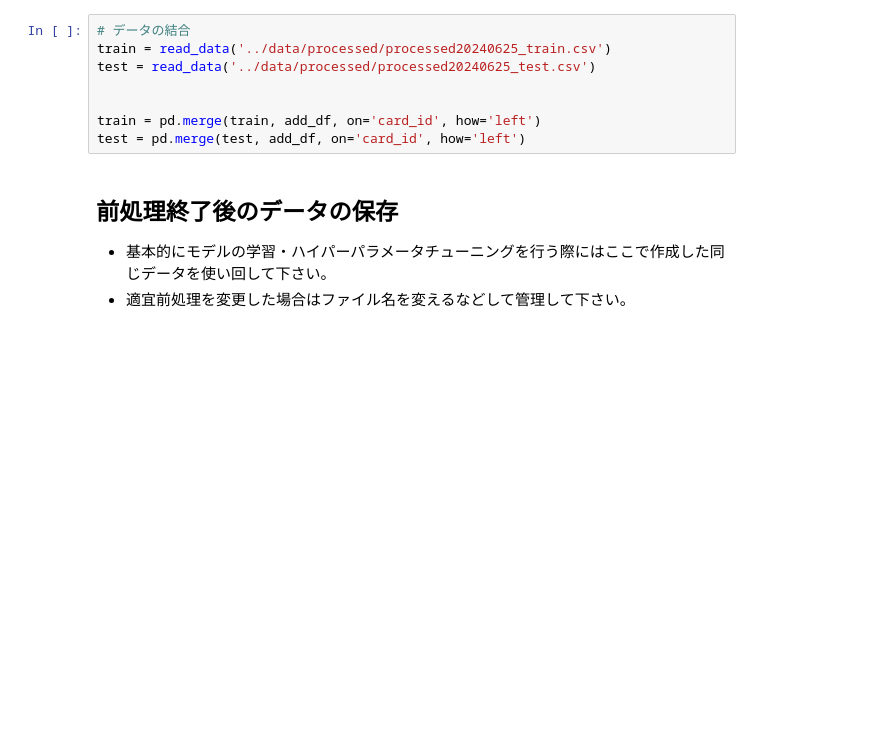
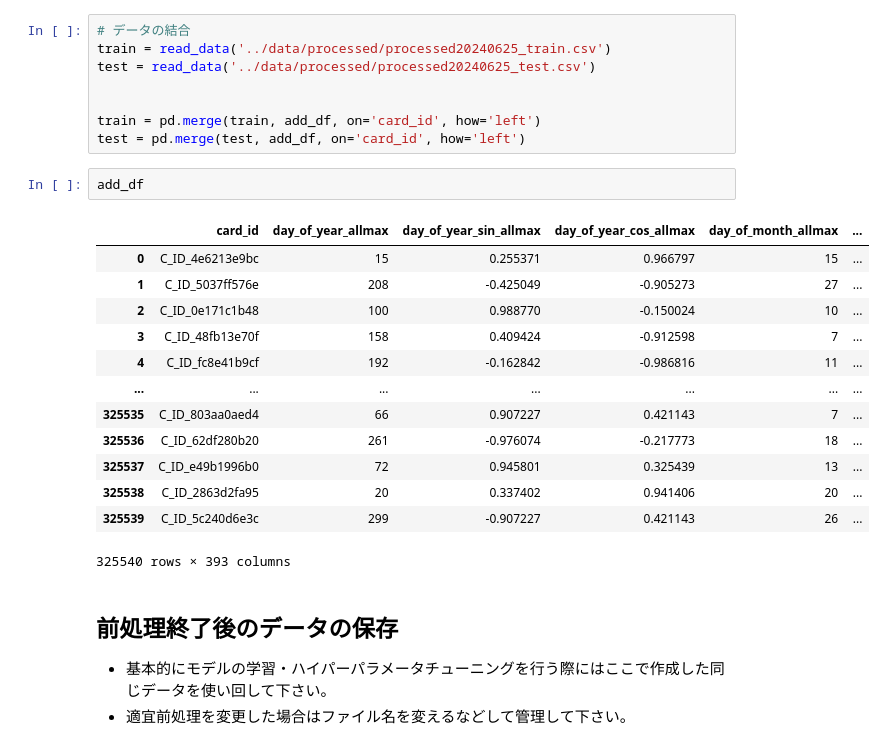
Before and after one commit to Tatsunori-Okamura/AnalyticalPipeline, a Jupyter notebook: notebooks/02_3_add_variables.ipynb, the cells around one changed output. Cells and saved outputs as stored; diff of their text form; blank space fills up the shorter version.

```diff
--- a/notebooks/02_3_add_variables.ipynb
+++ b/notebooks/02_3_add_variables.ipynb
@@ -418,6 +418,22 @@ test = read_data('../data/processed/processed20240625_test.csv')
 
 train = pd.merge(train, add_df, on='card_id', how='left')
 test = pd.merge(test, add_df, on='card_id', how='left')
+# %%
+add_df
+# %% [output]
+|  | card_id | day_of_year_allmax | day_of_year_sin_allmax | day_of_year_cos_allmax | day_of_month_allmax | ... |
+| 0 | C_ID_4e6213e9bc | 15 | 0.255371 | 0.966797 | 15 | ... |
+| 1 | C_ID_5037ff576e | 208 | -0.425049 | -0.905273 | 27 | ... |
+| 2 | C_ID_0e171c1b48 | 100 | 0.988770 | -0.150024 | 10 | ... |
+| 3 | C_ID_48fb13e70f | 158 | 0.409424 | -0.912598 | 7 | ... |
+| 4 | C_ID_fc8e41b9cf | 192 | -0.162842 | -0.986816 | 11 | ... |
+| ... | ... | ... | ... | ... | ... | ... |
+| 325535 | C_ID_803aa0aed4 | 66 | 0.907227 | 0.421143 | 7 | ... |
+| 325536 | C_ID_62df280b20 | 261 | -0.976074 | -0.217773 | 18 | ... |
+| 325537 | C_ID_e49b1996b0 | 72 | 0.945801 | 0.325439 | 13 | ... |
+| 325538 | C_ID_2863d2fa95 | 20 | 0.337402 | 0.941406 | 20 | ... |
+| 325539 | C_ID_5c240d6e3c | 299 | -0.907227 | 0.421143 | 26 | ... |
+325540 rows × 393 columns
 # %% [markdown]
 ## 前処理終了後のデータの保存
 - 基本的にモデルの学習・ハイパーパラメータチューニングを行う際にはここで作成した同じデータを使い回して下さい。
```
Also changed, not shown: parts of 1 cell of this notebook.
